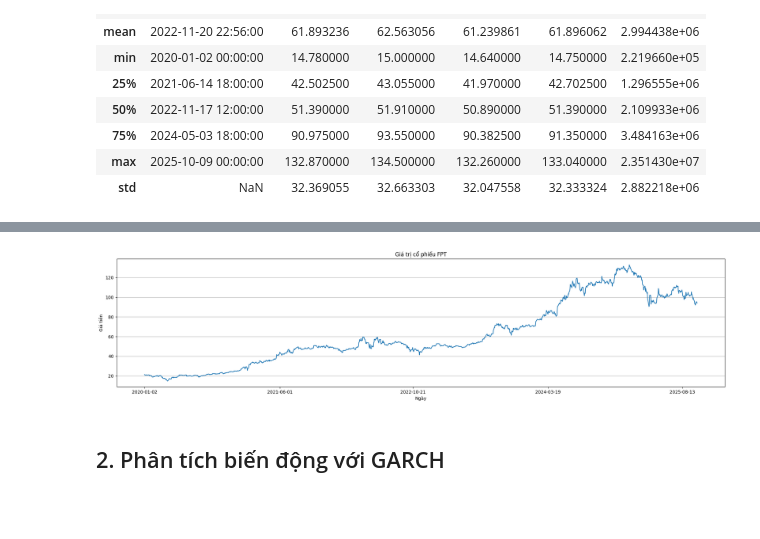
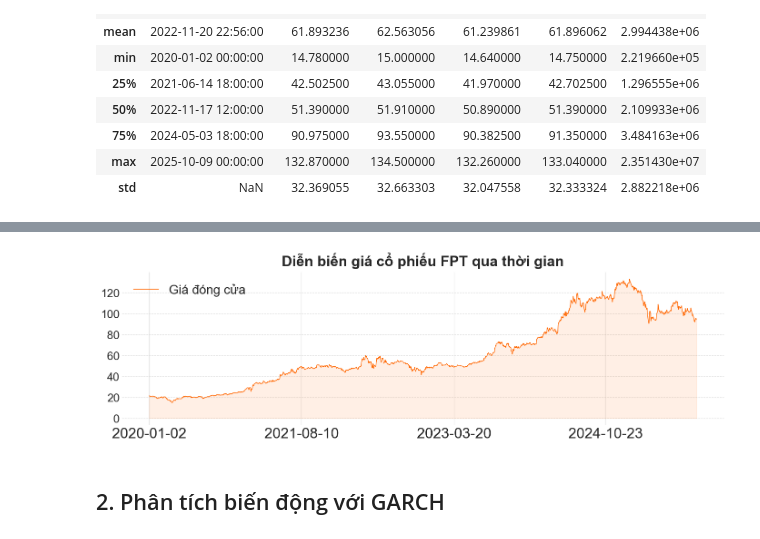
Before and after one commit to nguyenlog205/ds111-uit-stock-price-analysis, a Jupyter notebook: notebook/modeling/FPT_stock_price_analysis.ipynb, the cells around one changed output, grey strips where cells are left out. Saved outputs shown, nothing was run; the diff lists cells and outputs as text; code cells hidden in the pictures; blank space fills up the shorter version.

```diff
--- a/notebook/modeling/FPT_stock_price_analysis.ipynb
+++ b/notebook/modeling/FPT_stock_price_analysis.ipynb
@@ -16,7 +16,7 @@ from statsmodels.stats.diagnostic import het_arch
 # %% [markdown]
 ## 1. Load dữ liệu
 # %%
-fpt_historical_stock_price = pd.read_csv(r'..\data\raw\fpt_historical_price.csv', parse_dates=['time'])
+fpt_historical_stock_price = pd.read_csv(r'..\..\data\raw\fpt_historical_price.csv', parse_dates=['time'])
 fpt_historical_stock_price = fpt_historical_stock_price[fpt_historical_stock_price['time'] > '2019-12-31']
 fpt_historical_stock_price
 # %% [output]
@@ -48,19 +64,47 @@ fpt_historical_stock_price.describe()
 # %%
-plt.figure(figsize=(20, 5))
+import matplotlib.pyplot as plt
+
+plt.figure(figsize=(14, 4))
+
+# Vẽ đường giá đóng cửa
 plt.plot(
     fpt_historical_stock_price['time'],
-    fpt_historical_stock_price['close']
+    fpt_historical_stock_price['close'],
+    color='#FF6600', linewidth=1, label='Giá đóng cửa'
 )
-plt.title('Giá trị cổ phiếu FPT')
-plt.xlabel('Ngày')
-plt.ylabel('Giá tiền')
-plt.xticks(rotation=45)
-plt.xticks(fpt_historical_stock_price['time'][::350], rotation=0)
-plt.grid(axis=('y'))
+
+# Làm nổi bật vùng gần đây
+plt.fill_between(
+    fpt_historical_stock_price['time'],
+    fpt_historical_stock_price['close'],
+    color='#FF6600', alpha=0.1
+)
+
+# Tùy chỉnh font, trục, grid
+# plt.xlabel('Thời gian', fontsize=18, labelpad=5)
+# plt.ylabel('Giá đóng (nghìn đồng)', fontsize=18, labelpad=5)
+plt.xticks(
+    fpt_historical_stock_price['time'][::400],
+    rotation=0,
+    fontsize=23
+)
+plt.yticks(fontsize=18)
+plt.grid(axis='y', linestyle='--', alpha=0.5)
+
+# Viền trắng, layout gọn
+plt.box(False)
 plt.tight_layout()
+
+# Chú thích + Tiêu đề
+plt.title('Diễn biến giá cổ phiếu FPT qua thời gian', fontsize=23, fontweight='bold', pad=10)
+plt.legend(frameon=False, fontsize=20, loc='upper left')
+
+# Nền trắng sạch để in/chiếu
+plt.style.use('seaborn-v0_8-whitegrid')
+
 plt.show()
 # %% [output]
-[figure, old version]
+[figure, new version]
 # %% [markdown]
 ## 2. Phân tích biến động với GARCH
 # %% [markdown]
```
Also changed, not shown: parts of 7 cells of this notebook, 14 other files.
